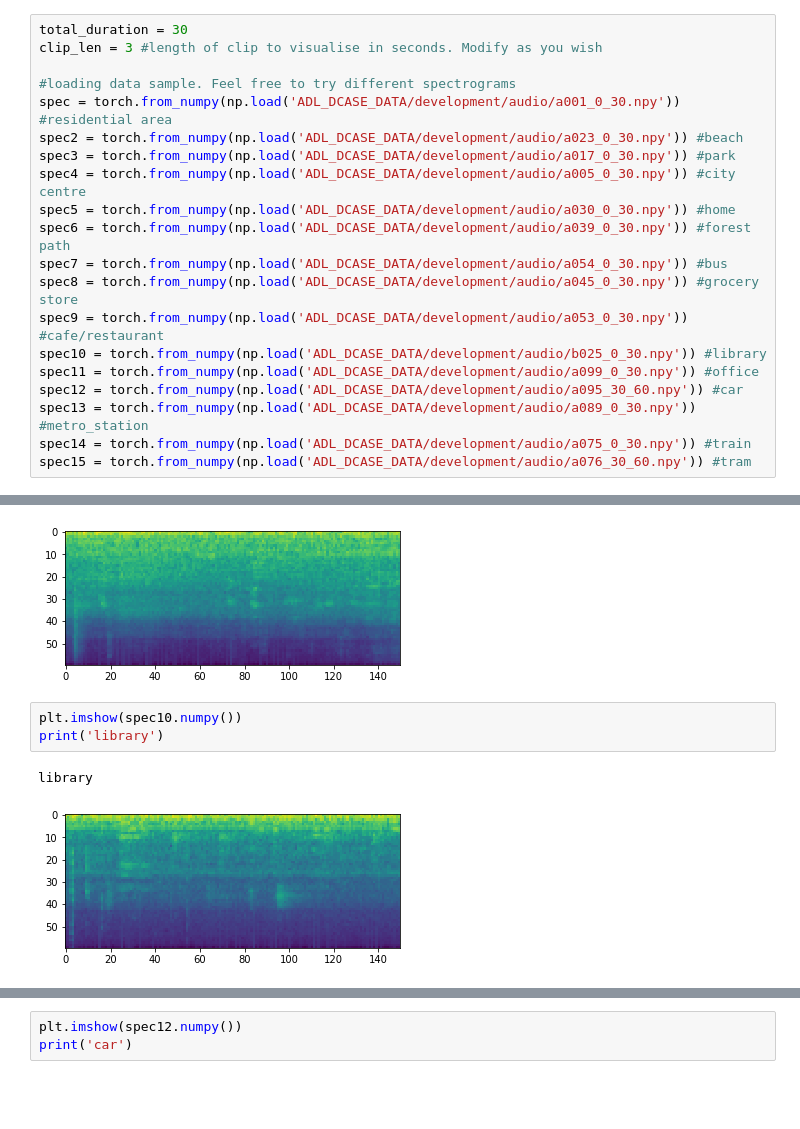
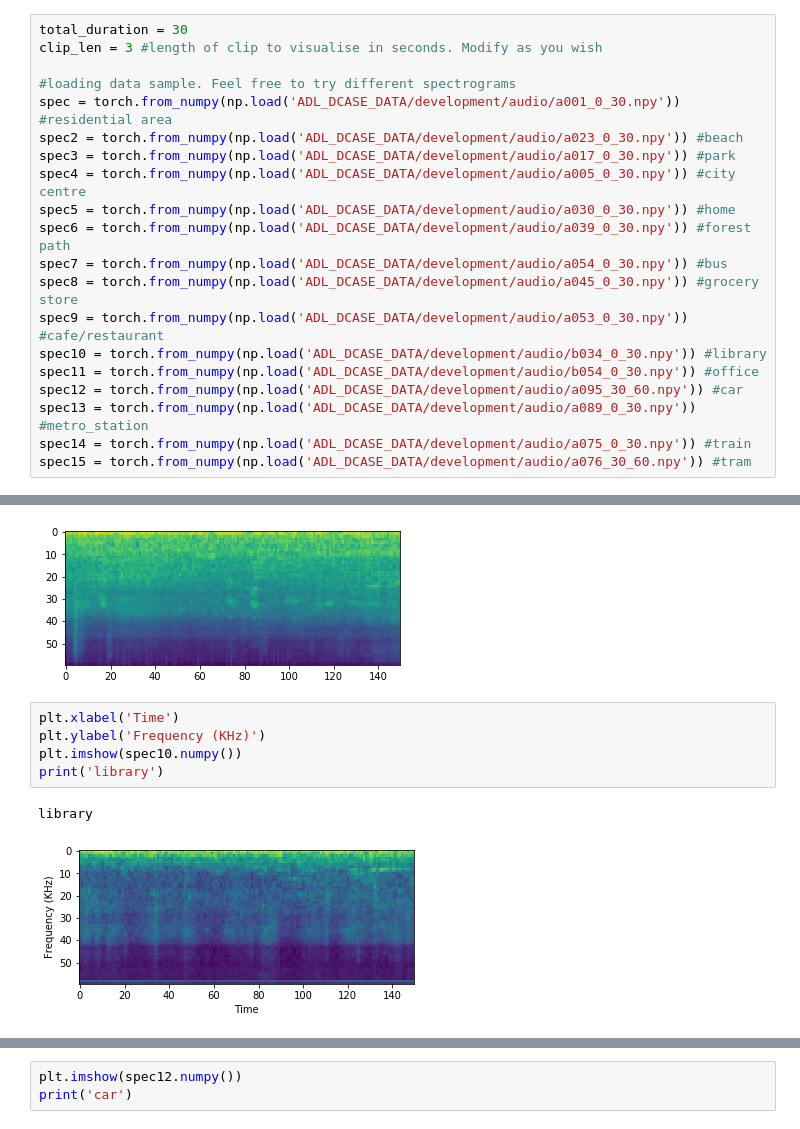
Before and after one commit to tomstark99/COMSM0045, a Jupyter notebook: coursework/VisualiseSpec.ipynb, the cells around one changed output, grey strips where cells are left out. Saved outputs shown, nothing was run; the diff lists cells and outputs as text; blank space fills up the shorter version.

```diff
--- a/coursework/VisualiseSpec.ipynb
+++ b/coursework/VisualiseSpec.ipynb
@@ -16,8 +16,8 @@ spec6 = torch.from_numpy(np.load('ADL_DCASE_DATA/development/audio/a039_0_30.npy
 spec7 = torch.from_numpy(np.load('ADL_DCASE_DATA/development/audio/a054_0_30.npy')) #bus
 spec8 = torch.from_numpy(np.load('ADL_DCASE_DATA/development/audio/a045_0_30.npy')) #grocery store
 spec9 = torch.from_numpy(np.load('ADL_DCASE_DATA/development/audio/a053_0_30.npy')) #cafe/restaurant
-spec10 = torch.from_numpy(np.load('ADL_DCASE_DATA/development/audio/b025_0_30.npy')) #library
-spec11 = torch.from_numpy(np.load('ADL_DCASE_DATA/development/audio/a099_0_30.npy')) #office
+spec10 = torch.from_numpy(np.load('ADL_DCASE_DATA/development/audio/b034_0_30.npy')) #library
+spec11 = torch.from_numpy(np.load('ADL_DCASE_DATA/development/audio/b054_0_30.npy')) #office
 spec12 = torch.from_numpy(np.load('ADL_DCASE_DATA/development/audio/a095_30_60.npy')) #car
 spec13 = torch.from_numpy(np.load('ADL_DCASE_DATA/development/audio/a089_0_30.npy')) #metro_station
 spec14 = torch.from_numpy(np.load('ADL_DCASE_DATA/development/audio/a075_0_30.npy')) #train
@@ -100,11 +100,13 @@ print('cafe/restaurant')
 cafe/restaurant
 [figure]
 # %%
+plt.xlabel('Time')
+plt.ylabel('Frequency (KHz)')
 plt.imshow(spec10.numpy())
 print('library')
 # %% [output]
 library
-[figure, old version]
+[figure, new version]
 # %%
 plt.xlabel('Time')
 plt.ylabel('Frequency (KHz)')
```
Also changed, not shown: parts of 1 cell of this notebook, 5 other files.
